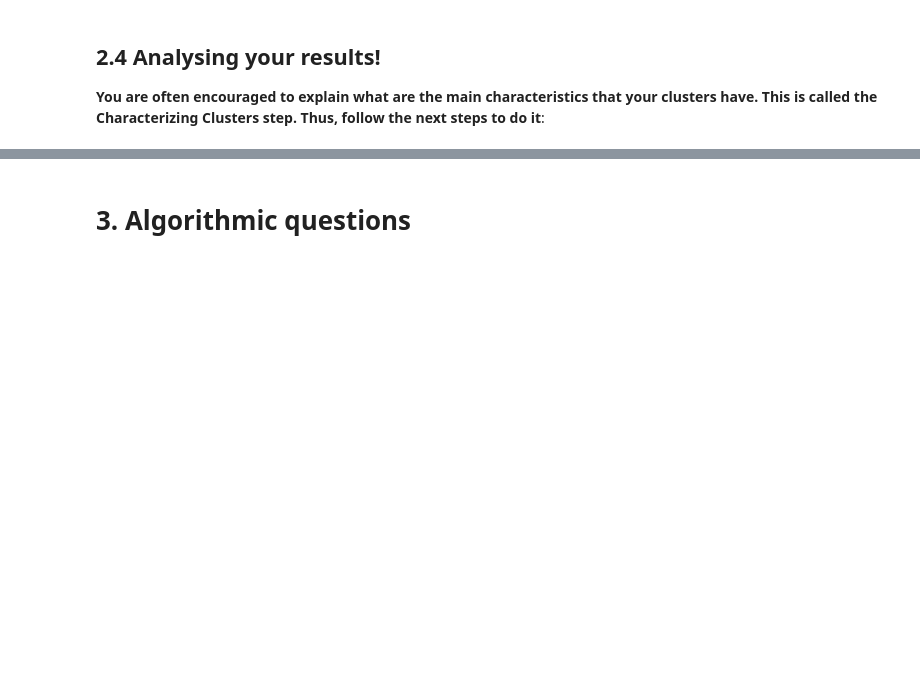
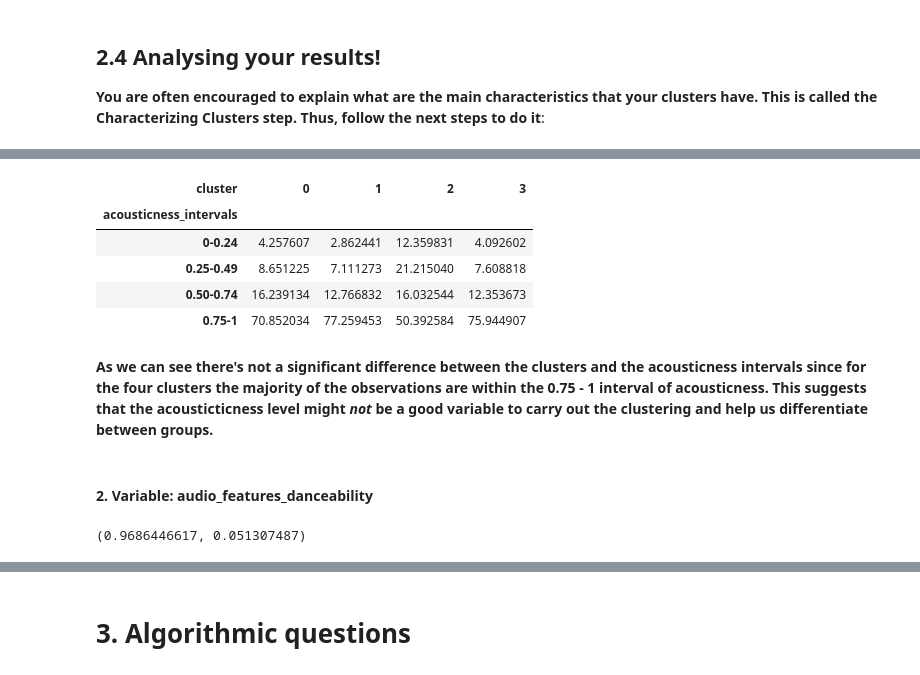
Before and after one commit to brauliovillalobos/ADM_HW4, a Jupyter notebook: ADM_HW4.ipynb, the cells around one changed output, grey strips where cells are left out. Drawn from its saved outputs; the diff is of its cells as text; code cells hidden in the pictures; blank space fills up the shorter version.

```diff
--- a/ADM_HW4.ipynb
+++ b/ADM_HW4.ipynb
@@ -1004,0 +979,31 @@ centroids_kplusplus
+# %%
+acousticness_clu = df_int_var[['audio_features_acousticness','cluster']]
+# %%
+#We divide the acousticness into equal intervals of 0.25 from 0 to 1, since the minimum value of the variable is 0.09 and the maximum almost 1
+def create_acousticness_categ(x_inp):
+    if(x_inp < 0.25):
+        x_out = '0-0.24'
+    elif(x_inp >=0.25 and x_inp < 0.50):
+        x_out = '0.25-0.49'
+    elif(x_inp >=0.50 and x_inp < 0.75):
+        x_out = '0.50-0.74'
+    else:
+        x_out = '0.75-1'
+
+    return(x_out)
+# %%
+acousticness_clu['acousticness_intervals'] = [create_acousticness_categ(x) for x in acousticness_clu['audio_features_acousticness']]
+acousticness_clu = pd.pivot_table(acousticness_clu, index='acousticness_intervals', columns='cluster', values='audio_features_acousticness',aggfunc=np.sum)
+acousticness_clu = acousticness_clu.apply(lambda x: x/sum(x)*100, axis=0)
+acousticness_clu
+# %% [output]
+| cluster | 0 | 1 | 2 | 3 |
+| acousticness_intervals |  |  |  |  |
+| 0-0.24 | 4.257607 | 2.862441 | 12.359831 | 4.092602 |
+| 0.25-0.49 | 8.651225 | 7.111273 | 21.215040 | 7.608818 |
+| 0.50-0.74 | 16.239134 | 12.766832 | 16.032544 | 12.353673 |
+| 0.75-1 | 70.852034 | 77.259453 | 50.392584 | 75.944907 |
+# %% [markdown]
+**As we can see there's not a significant difference between the clusters and the acousticness intervals since for the four clusters the majority of the observations are within the 0.75 - 1 interval of acousticness. This suggests that the acousticticness level might *not* be a good variable to carry out the clustering and help us differentiate between groups.**
+# %% [markdown]
+#### 2. Variable: audio_features_danceability
@@ -1004,0 +1012,5 @@ centroids_kplusplus
+# %%
+#Giving the min and max of the variable, we apply the previously created function create_acousticness_categ
+max(danceability_clu.audio_features_danceability),min(danceability_clu.audio_features_danceability)
+# %% [output]
+(0.9686446617, 0.051307487)
```
Also changed, not shown: parts of 40 cells of this notebook.
